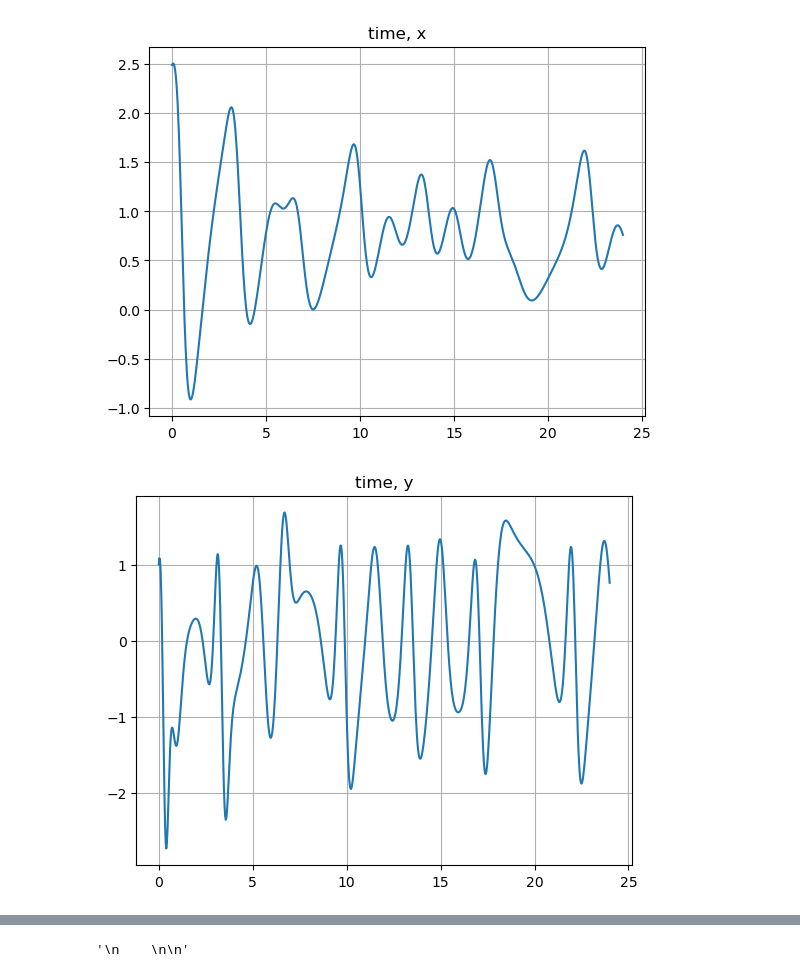
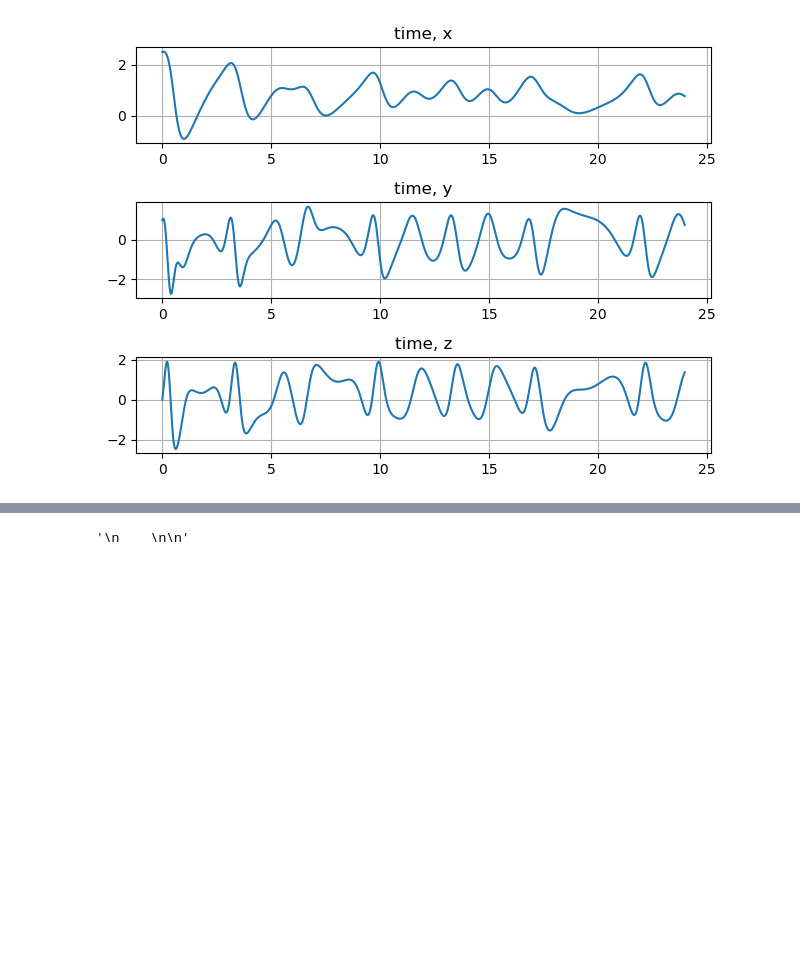
Before and after one commit to atcolehood/ATSC528, a Jupyter notebook: 04-Chaos/chaos.ipynb, the cells around one changed output, grey strips where cells are left out. Cells and saved outputs as stored; diff of their text form; code cells hidden in the pictures; blank space fills up the shorter version.

```diff
--- a/04-Chaos/chaos.ipynb
+++ b/04-Chaos/chaos.ipynb
@@ -83,45 +92,45 @@ b = 4.0
 F = 8.0
 G = 1.0
 
 time = np.arange(t_start_norm, t_end_norm+0.00001, del_t_norm)
 x = np.zeros(len(time))
 y = np.zeros(len(time))
 z = np.zeros(len(time))
 
 
 x[0] = 2.49 #circumpolar westerlies
 y[0] = 1.0  #cos(waves)
 z[0] = 0.0  #sin(waves)
 
 
 for dt in range(1,len(x)):
     dxdt = -y[dt-1]**2 -z[dt-1]**2 -a*x[dt-1] +a*F
     dydt = x[dt-1]*y[dt-1] - b*x[dt-1]*z[dt-1] -y[dt-1] +G
     dzdt = b*x[dt-1]*y[dt-1] + x[dt-1]*z[dt-1] -z[dt-1]
 
     x[dt] = x[dt-1]+del_t_norm*dxdt
     y[dt] = y[dt-1]+del_t_norm*dydt
     z[dt] = z[dt-1]+del_t_norm*dzdt
 
 # print(z)
 
-plt.plot(time, x)
-plt.title('time, x')
-plt.grid()
-plt.show()
-
-plt.plot(time, y)
-plt.title('time, y')
-plt.grid()
-plt.show()
-
-plt.plot(time, z)
-plt.title('time, z')
-plt.grid()
+fig, (ax1, ax2, ax3) = plt.subplots(3)
+ax1.plot(time, x)
+ax1.set_title('time, x')
+ax2.plot(time, y)
+ax2.set_title('time, y')
+ax3.plot(time, z)
+ax3.set_title('time, z')
+# plt.subplot(time, x)
+# plt.subplot(time, y)
+# plt.subplot(time, z)
+plt.tight_layout()
+ax1.grid()
+ax2.grid()
+ax3.grid()
 plt.show()
 # x_of_t_plus_del_t = x_of_t + del_t*dxdt #dxdt(t)? --> x_of_t + del_t[-y(t)**2 -z(t)**2 -ax(t)**2 +A*F]
 # y_of_t_plus_del_t = y_of_t + del_t*dydt #dydt(t)?
 # z_of_t_plus_del_t = z_of_t + del_t*dzdt #dzdt(t)?
 # %% [output]
-[figure, old version]
+[figure, new version]
-[figure, removed]
```
Also changed, not shown: parts of 2 cells of this notebook.
